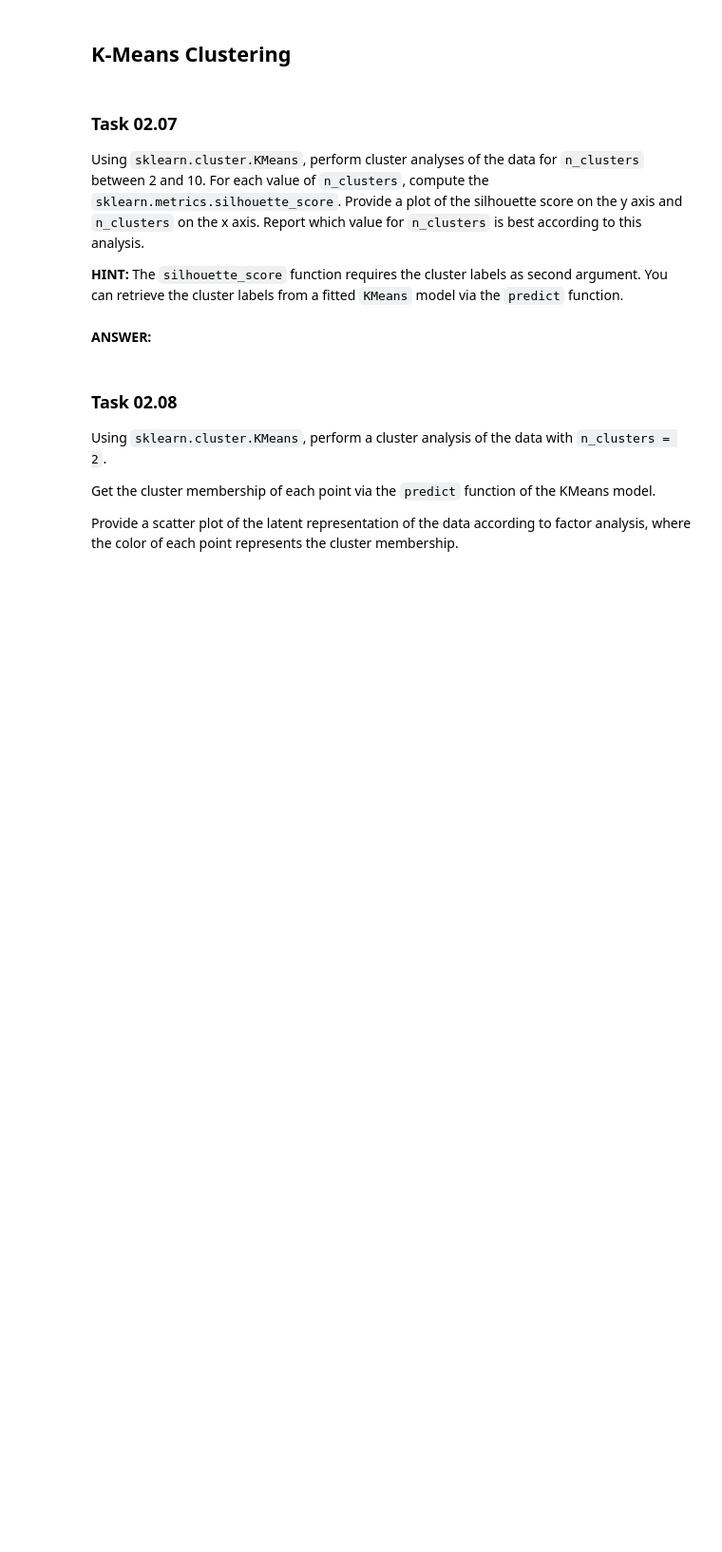
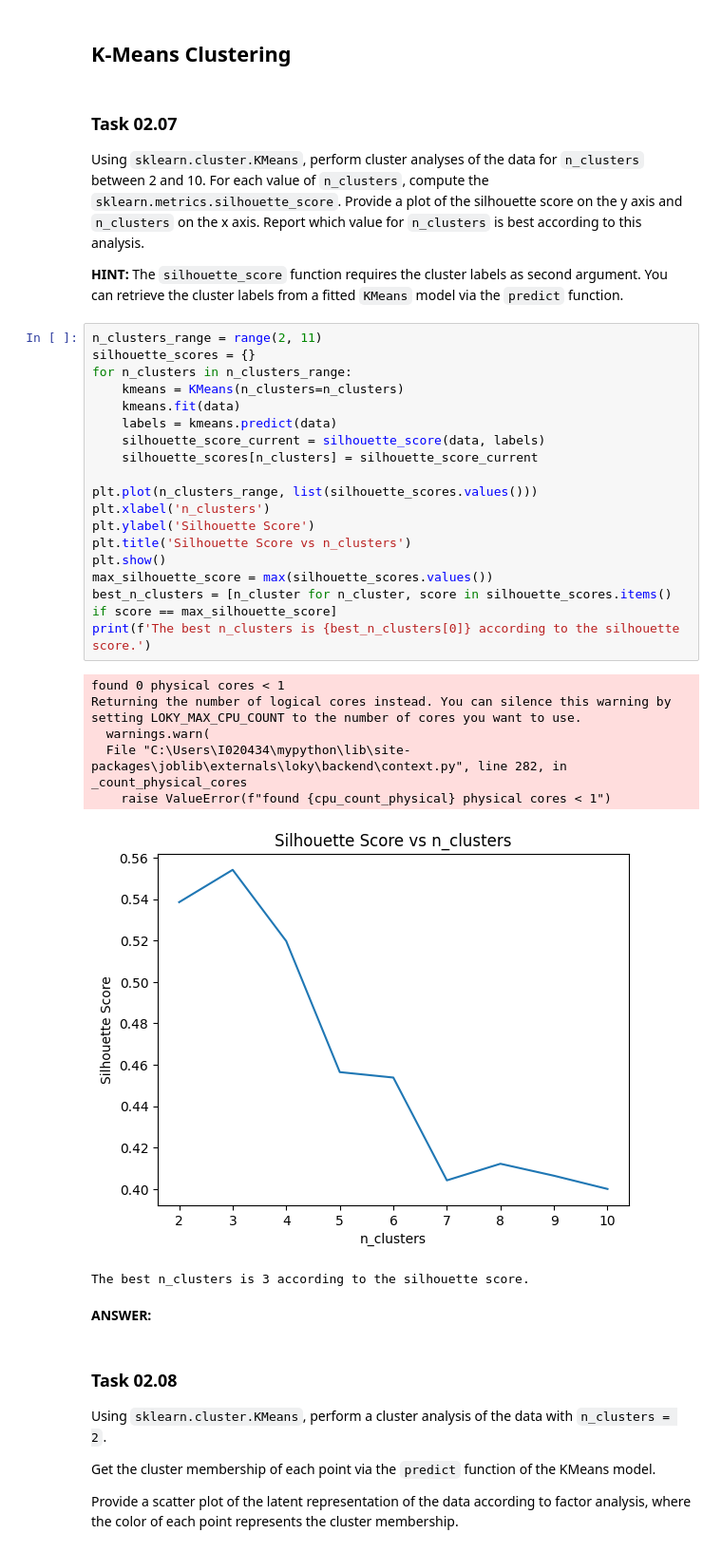
Before and after one commit to sachinskss/dataminingEx, a Jupyter notebook: sheet02.ipynb, the cells around one changed output. Shown: that part at 95% size. Drawn from its saved outputs; the diff is of its cells as text; blank space fills up the shorter version.

```diff
--- a/sheet02.ipynb
+++ b/sheet02.ipynb
@@ -171,6 +172,32 @@ print(factors)
 Using `sklearn.cluster.KMeans`, perform cluster analyses of the data for `n_clusters` between 2 and 10. For each value of `n_clusters`, compute the `sklearn.metrics.silhouette_score`. Provide a plot of the silhouette score on the y axis and `n_clusters` on the x axis. Report which value for `n_clusters` is best according to this analysis.
 
 **HINT:** The `silhouette_score` function requires the cluster labels as second argument. You can retrieve the cluster labels from a fitted `KMeans` model via the `predict` function.
+# %%
+n_clusters_range = range(2, 11)
+silhouette_scores = {}
+for n_clusters in n_clusters_range:
+    kmeans = KMeans(n_clusters=n_clusters)
+    kmeans.fit(data)
+    labels = kmeans.predict(data)
+    silhouette_score_current = silhouette_score(data, labels)
+    silhouette_scores[n_clusters] = silhouette_score_current
+
+plt.plot(n_clusters_range, list(silhouette_scores.values()))
+plt.xlabel('n_clusters')
+plt.ylabel('Silhouette Score')
+plt.title('Silhouette Score vs n_clusters')
+plt.show()
+max_silhouette_score = max(silhouette_scores.values())
+best_n_clusters = [n_cluster for n_cluster, score in silhouette_scores.items() if score == max_silhouette_score]
+print(f'The best n_clusters is {best_n_clusters[0]} according to the silhouette score.')
+# %% [output]
+found 0 physical cores < 1
+Returning the number of logical cores instead. You can silence this warning by setting LOKY_MAX_CPU_COUNT to the number of cores you want to use.
+  warnings.warn(
+  File "C:\Users\I020434\mypython\lib\site-packages\joblib\externals\loky\backend\context.py", line 282, in _count_physical_cores
+    raise ValueError(f"found {cpu_count_physical} physical cores < 1")
+[figure, added]
+The best n_clusters is 3 according to the silhouette score.
 # %% [markdown]
 **ANSWER:**
 # %% [markdown]
```
Also changed, not shown: parts of 1 cell of this notebook.
